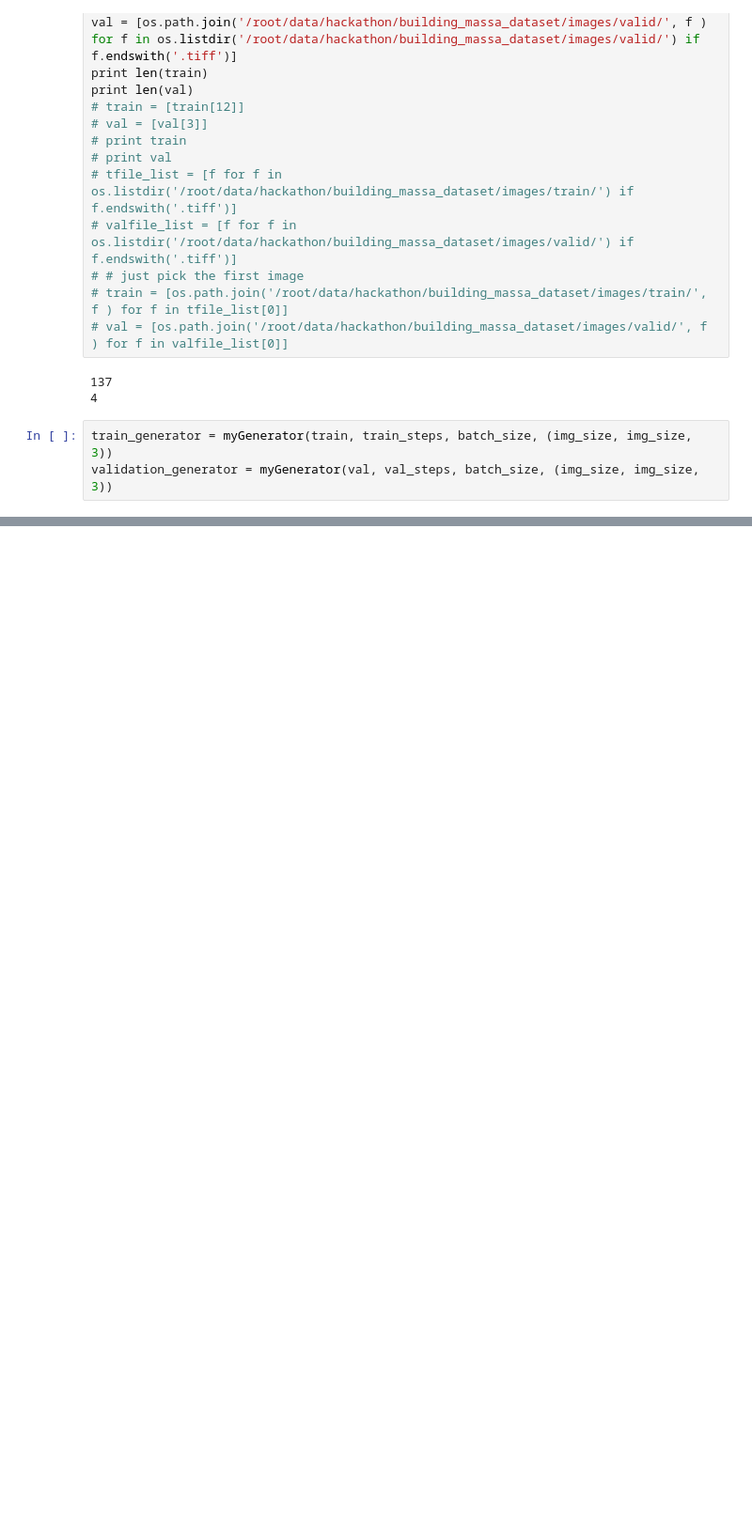
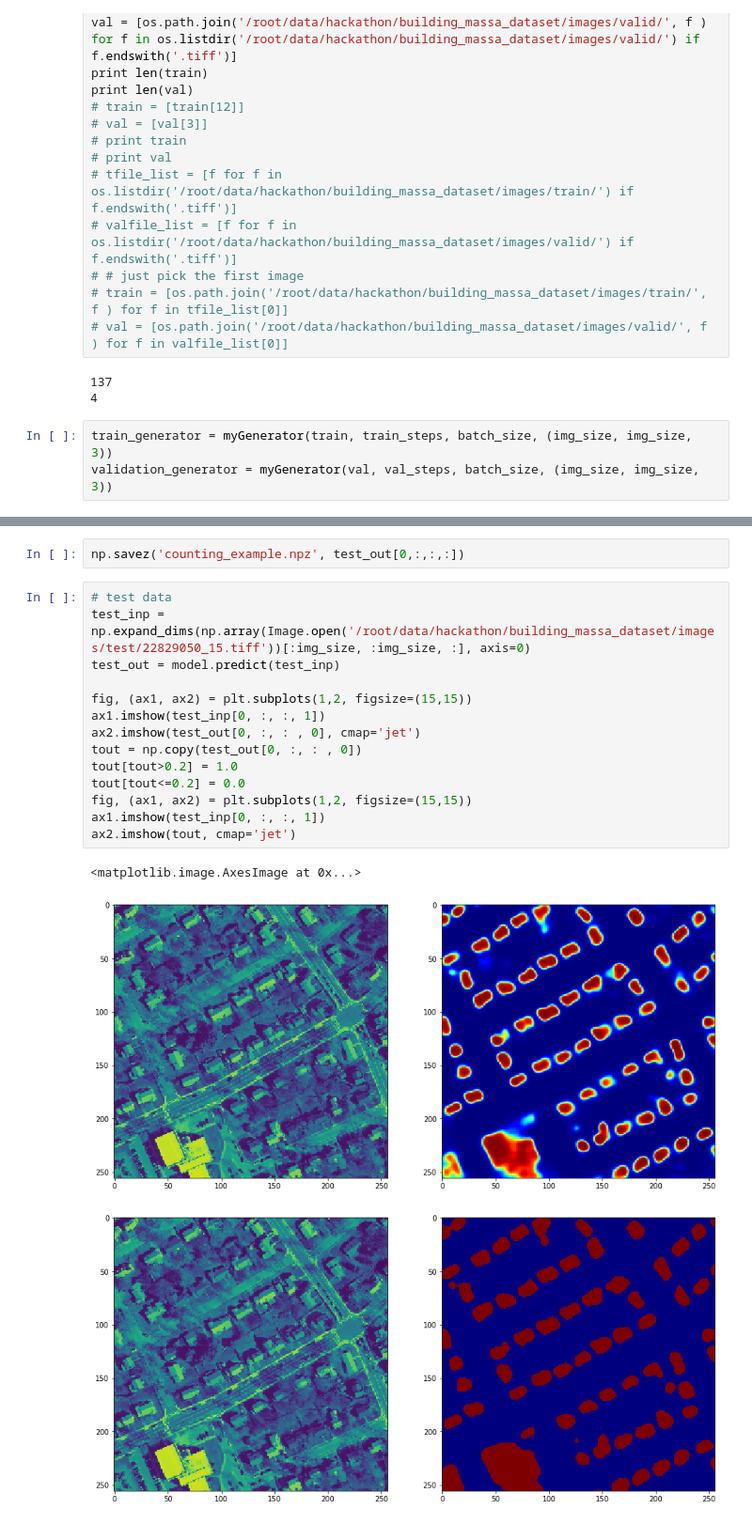
Before and after one commit to amirdel/stanfordHacks, a Jupyter notebook: notebooks/unet_training_amir_full.ipynb, the cells around one changed output, grey strips where cells are left out. Shown at 94% size. Drawn from its saved outputs; the diff is of its cells as text; blank space fills up the shorter version.

```diff
--- a/notebooks/unet_training_amir_full.ipynb
+++ b/notebooks/unet_training_amir_full.ipynb
@@ -263,0 +279,20 @@ ax2.imshow(test_out[0, :, :, 0])
+# %%
+np.savez('counting_example.npz', test_out[0,:,:,:])
+# %%
+# test data
+test_inp = np.expand_dims(np.array(Image.open('/root/data/hackathon/building_massa_dataset/images/test/22829050_15.tiff'))[:img_size, :img_size, :], axis=0)
+test_out = model.predict(test_inp)
+
+fig, (ax1, ax2) = plt.subplots(1,2, figsize=(15,15))
+ax1.imshow(test_inp[0, :, :, 1])
+ax2.imshow(test_out[0, :, : , 0], cmap='jet')
+tout = np.copy(test_out[0, :, : , 0])
+tout[tout>0.2] = 1.0
+tout[tout<=0.2] = 0.0
+fig, (ax1, ax2) = plt.subplots(1,2, figsize=(15,15))
+ax1.imshow(test_inp[0, :, :, 1])
+ax2.imshow(tout, cmap='jet')
+# %% [output]
+<matplotlib.image.AxesImage at 0x...>
+[figure, added]
+[figure, added]
```
Also changed, not shown: parts of 15 cells of this notebook.
